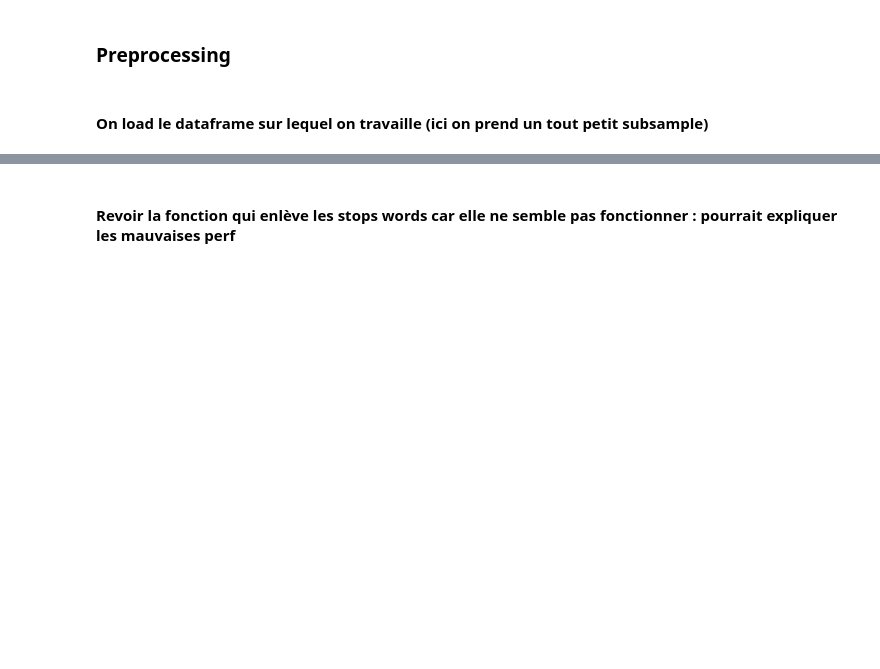
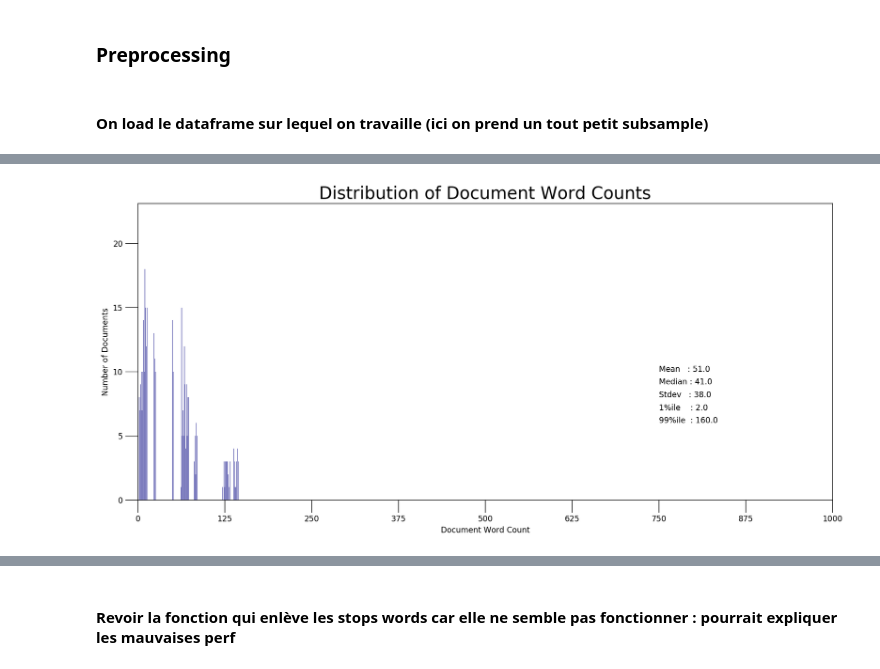
Before and after one commit to hugothimonier/HOTT_NLP_ENSAE, a Jupyter notebook: Notebook/main.ipynb, the cells around one changed output, grey strips where cells are left out. Cells and saved outputs as stored; diff of their text form; code cells hidden in the pictures; blank space fills up the shorter version.

```diff
--- a/Notebook/main.ipynb
+++ b/Notebook/main.ipynb
@@ -38,0 +69,9 @@ The vocabulary has been reduced from 9128 words to 2327 words. This represents a
+# %%
+# hyperparameters
+k = 10
+stemming_ = True
+p_ = 1
+n_word_keep_ = 20
+
+# dataloading
+data = load_data(df_test, embed_path_50, stemming = stemming_, K = k, p = p_, n_word_keep = n_word_keep_)
@@ -38,0 +91,21 @@ The vocabulary has been reduced from 9128 words to 2327 words. This represents a
+# %%
+# Heuristics on the documents before stemming
+
+doc_lens = [len(d) for d in data['text']]
+
+# Plot
+plt.figure(figsize=(16,7), dpi=160)
+plt.hist(doc_lens, bins = 1000, color='navy')
+plt.text(750, 10, "Mean   : " + str(round(np.mean(doc_lens))))
+plt.text(750,  9, "Median : " + str(round(np.median(doc_lens))))
+plt.text(750,  8, "Stdev   : " + str(round(np.std(doc_lens))))
+plt.text(750,  7, "1%ile    : " + str(round(np.quantile(doc_lens, q=0.01))))
+plt.text(750,  6, "99%ile  : " + str(round(np.quantile(doc_lens, q=0.99))))
+
+plt.gca().set(xlim=(0, 1000), ylabel='Number of Documents', xlabel='Document Word Count')
+plt.tick_params(size=16)
+plt.xticks(np.linspace(0,1000,9))
+plt.title('Distribution of Document Word Counts', fontdict=dict(size=22))
+plt.show()
+# %% [output]
+[figure, added]
```
Also changed, not shown: parts of 17 cells of this notebook, 1 other file.
